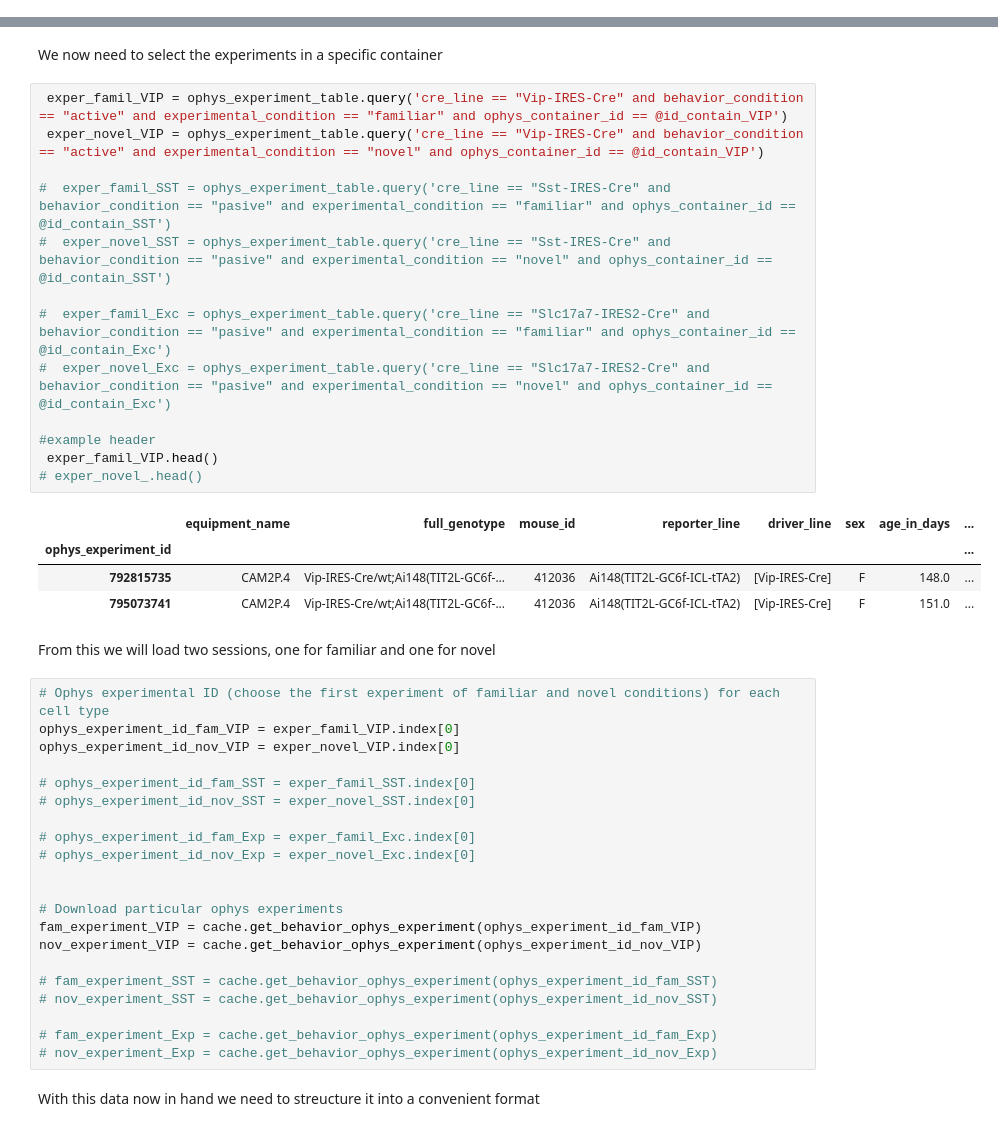
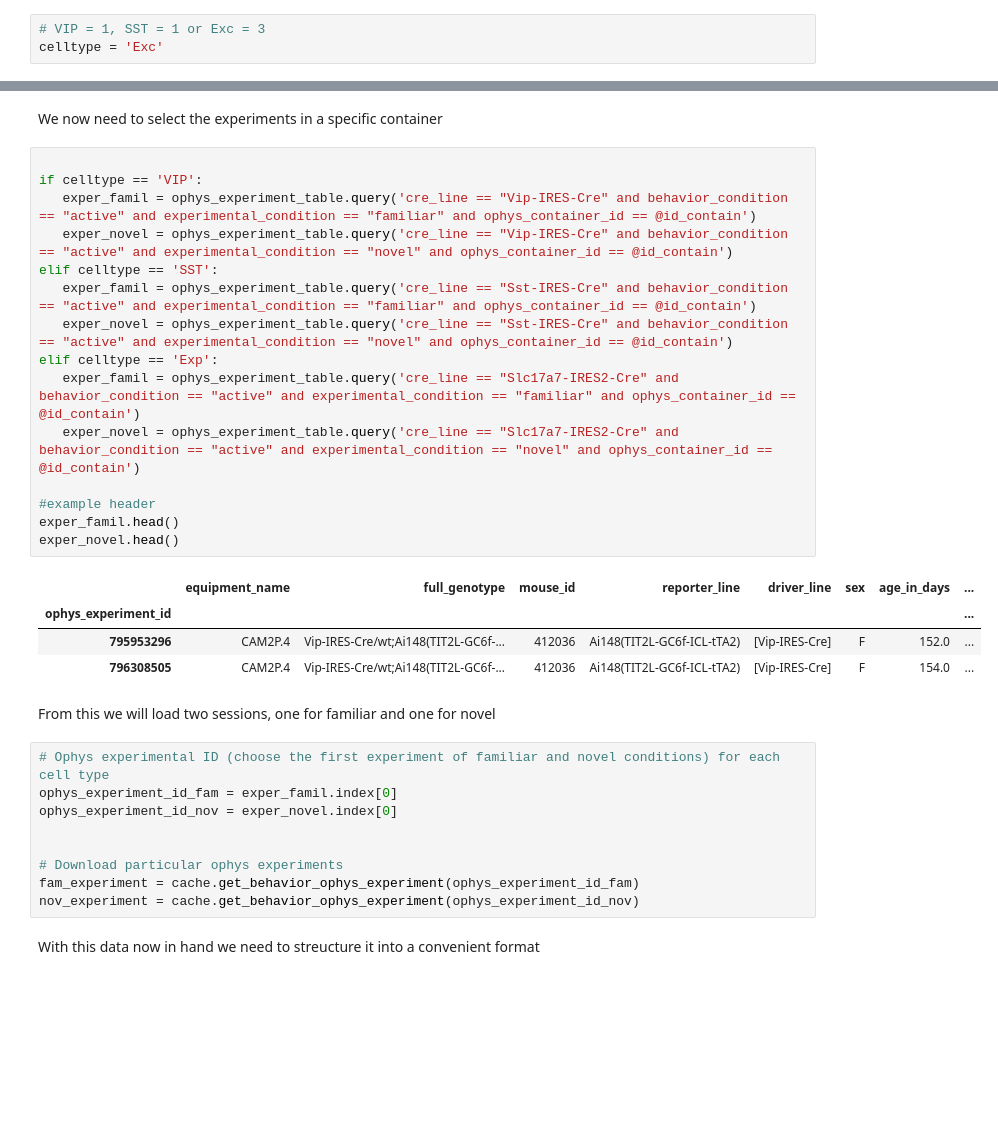
Before and after one commit to CJWhyte/NeuromatchProject, a Jupyter notebook: DataForPlasticityProject.ipynb, the cells around one changed output, grey strips where cells are left out. Cells and saved outputs as stored; diff of their text form; blank space fills up the shorter version.

```diff
--- a/DataForPlasticityProject.ipynb
+++ b/DataForPlasticityProject.ipynb
@@ -23,3 +23,6 @@ Load necessary packages. Make sure to click restart runtime to get package to wo
+# %%
+# VIP = 1, SST = 1 or Exc = 3
+celltype = 'Exc'
 # %%
 !python -m pip install --upgrade pip
 !pip install mindscope_utilities --upgrade
@@ -206,46 +193,36 @@ id_contain_VIP = unic_fam_VIP[i_both_VIP[0]]
 # %% [markdown]
 We now need to select the experiments in a specific container
 # %%
- exper_famil_VIP = ophys_experiment_table.query('cre_line == "Vip-IRES-Cre" and behavior_condition == "active" and experimental_condition == "familiar" and ophys_container_id == @id_contain_VIP')
- exper_novel_VIP = ophys_experiment_table.query('cre_line == "Vip-IRES-Cre" and behavior_condition == "active" and experimental_condition == "novel" and ophys_container_id == @id_contain_VIP')
 
-#  exper_famil_SST = ophys_experiment_table.query('cre_line == "Sst-IRES-Cre" and behavior_condition == "pasive" and experimental_condition == "familiar" and ophys_container_id == @id_contain_SST')
-#  exper_novel_SST = ophys_experiment_table.query('cre_line == "Sst-IRES-Cre" and behavior_condition == "pasive" and experimental_condition == "novel" and ophys_container_id == @id_contain_SST')
-
-#  exper_famil_Exc = ophys_experiment_table.query('cre_line == "Slc17a7-IRES2-Cre" and behavior_condition == "pasive" and experimental_condition == "familiar" and ophys_container_id == @id_contain_Exc')
-#  exper_novel_Exc = ophys_experiment_table.query('cre_line == "Slc17a7-IRES2-Cre" and behavior_condition == "pasive" and experimental_condition == "novel" and ophys_container_id == @id_contain_Exc')
+if celltype == 'VIP':
+   exper_famil = ophys_experiment_table.query('cre_line == "Vip-IRES-Cre" and behavior_condition == "active" and experimental_condition == "familiar" and ophys_container_id == @id_contain')
+   exper_novel = ophys_experiment_table.query('cre_line == "Vip-IRES-Cre" and behavior_condition == "active" and experimental_condition == "novel" and ophys_container_id == @id_contain')
+elif celltype == 'SST':
+   exper_famil = ophys_experiment_table.query('cre_line == "Sst-IRES-Cre" and behavior_condition == "active" and experimental_condition == "familiar" and ophys_container_id == @id_contain')
+   exper_novel = ophys_experiment_table.query('cre_line == "Sst-IRES-Cre" and behavior_condition == "active" and experimental_condition == "novel" and ophys_container_id == @id_contain')
+elif celltype == 'Exp':
+   exper_famil = ophys_experiment_table.query('cre_line == "Slc17a7-IRES2-Cre" and behavior_condition == "active" and experimental_condition == "familiar" and ophys_container_id == @id_contain')
+   exper_novel = ophys_experiment_table.query('cre_line == "Slc17a7-IRES2-Cre" and behavior_condition == "active" and experimental_condition == "novel" and ophys_container_id == @id_contain')
 
 #example header
- exper_famil_VIP.head()
-# exper_novel_.head()
+exper_famil.head()
+exper_novel.head()
 # %% [output]
 |  | equipment_name | full_genotype | mouse_id | reporter_line | driver_line | sex | age_in_days | ... |
 | ophys_experiment_id |  |  |  |  |  |  |  | ... |
-| 792815735 | CAM2P.4 | Vip-IRES-Cre/wt;Ai148(TIT2L-GC6f-... | 412036 | Ai148(TIT2L-GC6f-ICL-tTA2) | [Vip-IRES-Cre] | F | 148.0 | ... |
-| 795073741 | CAM2P.4 | Vip-IRES-Cre/wt;Ai148(TIT2L-GC6f-... | 412036 | Ai148(TIT2L-GC6f-ICL-tTA2) | [Vip-IRES-Cre] | F | 151.0 | ... |
+| 795953296 | CAM2P.4 | Vip-IRES-Cre/wt;Ai148(TIT2L-GC6f-... | 412036 | Ai148(TIT2L-GC6f-ICL-tTA2) | [Vip-IRES-Cre] | F | 152.0 | ... |
+| 796308505 | CAM2P.4 | Vip-IRES-Cre/wt;Ai148(TIT2L-GC6f-... | 412036 | Ai148(TIT2L-GC6f-ICL-tTA2) | [Vip-IRES-Cre] | F | 154.0 | ... |
 # %% [markdown]
 From this we will load two sessions, one for familiar and one for novel
 # %%
 # Ophys experimental ID (choose the first experiment of familiar and novel conditions) for each cell type
-ophys_experiment_id_fam_VIP = exper_famil_VIP.index[0]
-ophys_experiment_id_nov_VIP = exper_novel_VIP.index[0]
-
-# ophys_experiment_id_fam_SST = exper_famil_SST.index[0]
-# ophys_experiment_id_nov_SST = exper_novel_SST.index[0]
-
-# ophys_experiment_id_fam_Exp = exper_famil_Exc.index[0]
-# ophys_experiment_id_nov_Exp = exper_novel_Exc.index[0]
+ophys_experiment_id_fam = exper_famil.index[0]
+ophys_experiment_id_nov = exper_novel.index[0]
 
 
 # Download particular ophys experiments
-fam_experiment_VIP = cache.get_behavior_ophys_experiment(ophys_experiment_id_fam_VIP)
-nov_experiment_VIP = cache.get_behavior_ophys_experiment(ophys_experiment_id_nov_VIP)
-
-# fam_experiment_SST = cache.get_behavior_ophys_experiment(ophys_experiment_id_fam_SST)
-# nov_experiment_SST = cache.get_behavior_ophys_experiment(ophys_experiment_id_nov_SST)
-
-# fam_experiment_Exp = cache.get_behavior_ophys_experiment(ophys_experiment_id_fam_Exp)
-# nov_experiment_Exp = cache.get_behavior_ophys_experiment(ophys_experiment_id_nov_Exp)
+fam_experiment = cache.get_behavior_ophys_experiment(ophys_experiment_id_fam)
+nov_experiment = cache.get_behavior_ophys_experiment(ophys_experiment_id_nov)
 # %% [markdown]
 With this data now in hand we need to streucture it into a convenient format
 # %%
```
Also changed, not shown: parts of 17 cells of this notebook.
